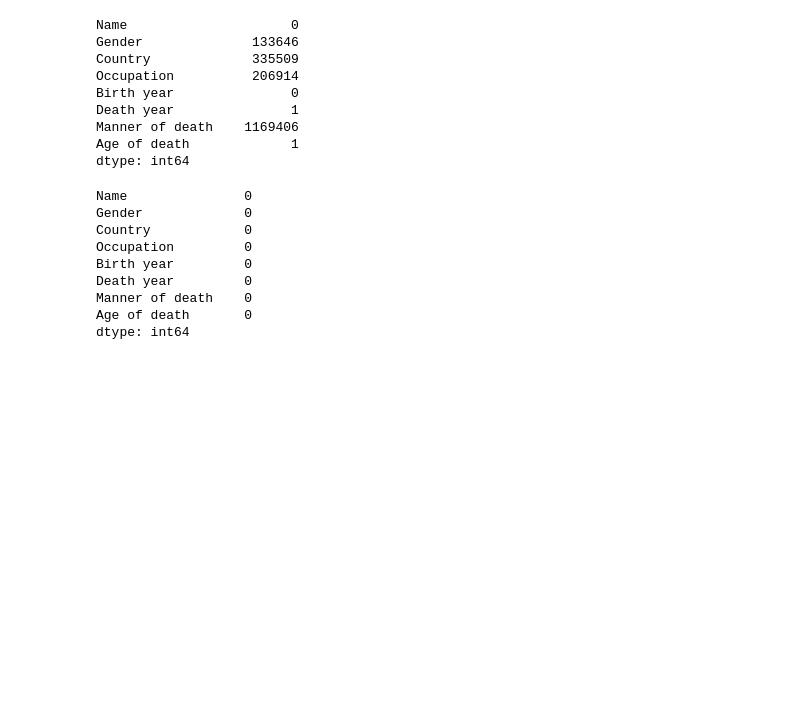
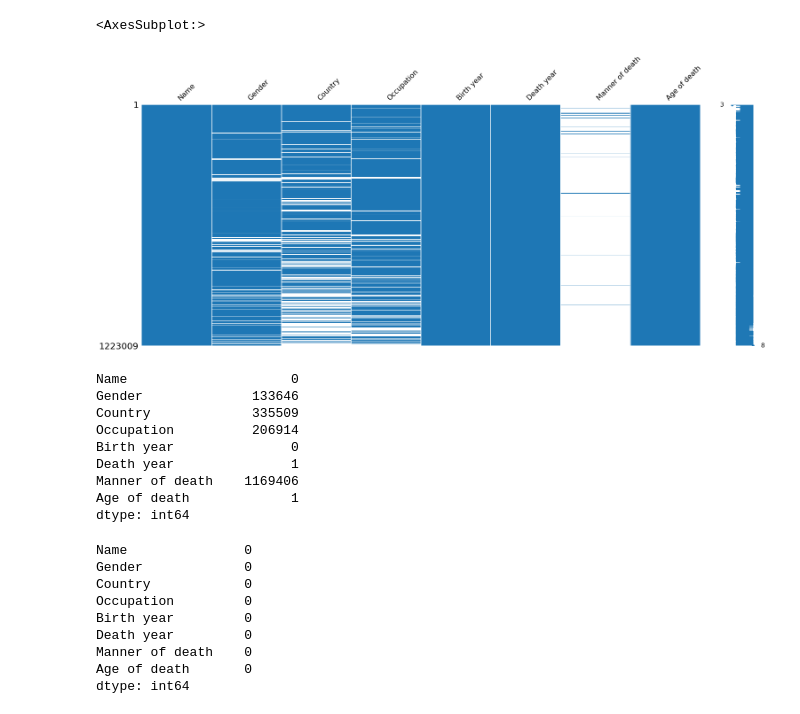
Before and after one commit to MarcoPedrazzi/UFS-04_Finardi_Pogetto_Esame, a Jupyter notebook: notebooks/pulizia_e_grafici.ipynb, the cells around one changed output. Saved outputs shown, nothing was run; the diff lists cells and outputs as text; code cells hidden in the pictures; blank space fills up the shorter version.

```diff
--- a/notebooks/pulizia_e_grafici.ipynb
+++ b/notebooks/pulizia_e_grafici.ipynb
@@ -28,6 +31,11 @@ df.head()
 | 2 | Abraham Lincoln | Male | United States of America | Politician | 1809 | 1865.0 | homicide | 56.0 |
 | 3 | Wolfgang Amadeus Mozart | Male | Archduchy of Austria; Archbishopr... | Artist | 1756 | 1791.0 | NaN | 35.0 |
 | 4 | Ludwig van Beethoven | Male | Holy Roman Empire; Austrian Empire | Artist | 1770 | 1827.0 | NaN | 57.0 |
+# %%
+msno.matrix(df,color=(.12, .47, .71))
+# %% [output]
+<AxesSubplot:>
+[figure, added]
 # %%
 # CONTO I NULL
 df.isnull().sum()
```
Also changed, not shown: parts of 16 cells of this notebook, 1 other file.
